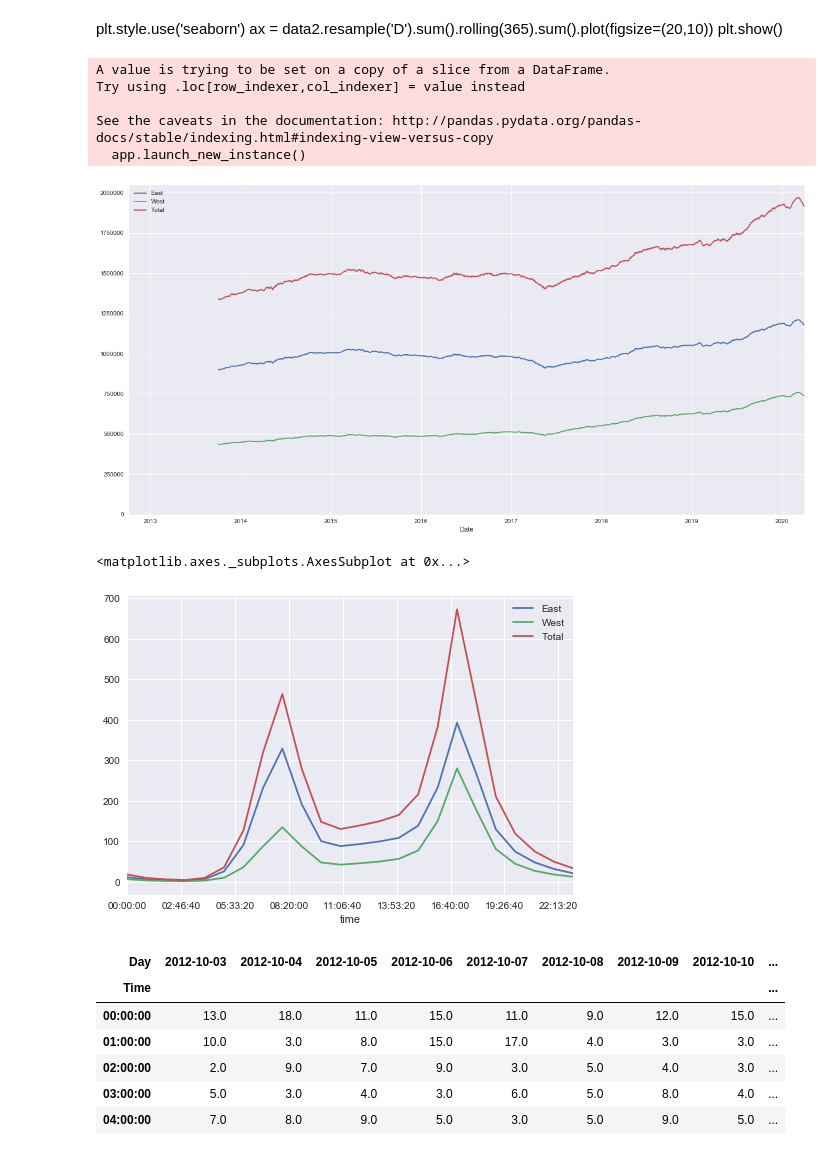
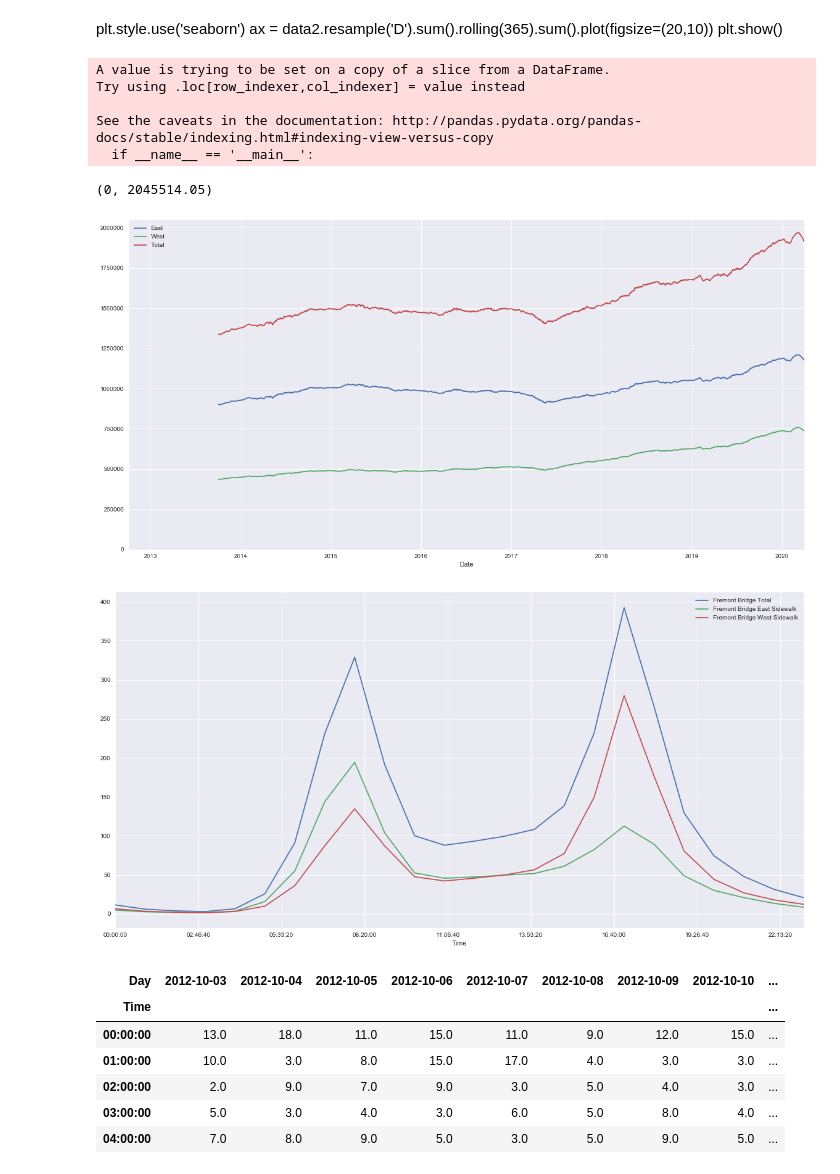
Before and after one commit to Lemondelyman/Bridge_bicycle, a Jupyter notebook: Bicycles on bridge.ipynb, the cells around one changed output. Saved outputs shown, nothing was run; the diff lists cells and outputs as text; code cells hidden in the pictures.

```diff
--- a/Bicycles on bridge.ipynb
+++ b/Bicycles on bridge.ipynb
@@ -37,25 +38,23 @@ plt.style.use('seaborn')
 ax = data2.resample('D').sum().rolling(365).sum().plot(figsize=(20,10))
 plt.show()
 # %%
-plt.style.use('seaborn')
-
 data2['Total'] = data2['West']+data2['East']
 ax = data2.resample('D').sum().rolling(365).sum().plot(figsize=(20,10))
-
 ax.set_ylim(0, None)
-plt.show()
+#plt.show()
 # %% [output]
 A value is trying to be set on a copy of a slice from a DataFrame.
 Try using .loc[row_indexer,col_indexer] = value instead
 
 See the caveats in the documentation: http://pandas.pydata.org/pandas-docs/stable/indexing.html#indexing-view-versus-copy
-  app.launch_new_instance()
+  if __name__ == '__main__':
+(0, 2045514.05)
 [figure]
-# %%
-data2.groupby(data2.index.time).mean().plot()
-# %% [output]
-<matplotlib.axes._subplots.AxesSubplot at 0x...>
-[figure, removed]
+# %%
+data.groupby('Time').mean().plot(figsize=(20,10))
+plt.show()
+# %% [output]
+[figure, added]
 # %%
 pivoted = data.pivot('Time', 'Day','Fremont Bridge Total')
 pivoted.head()
```
Also changed, not shown: parts of 1 cell of this notebook.
